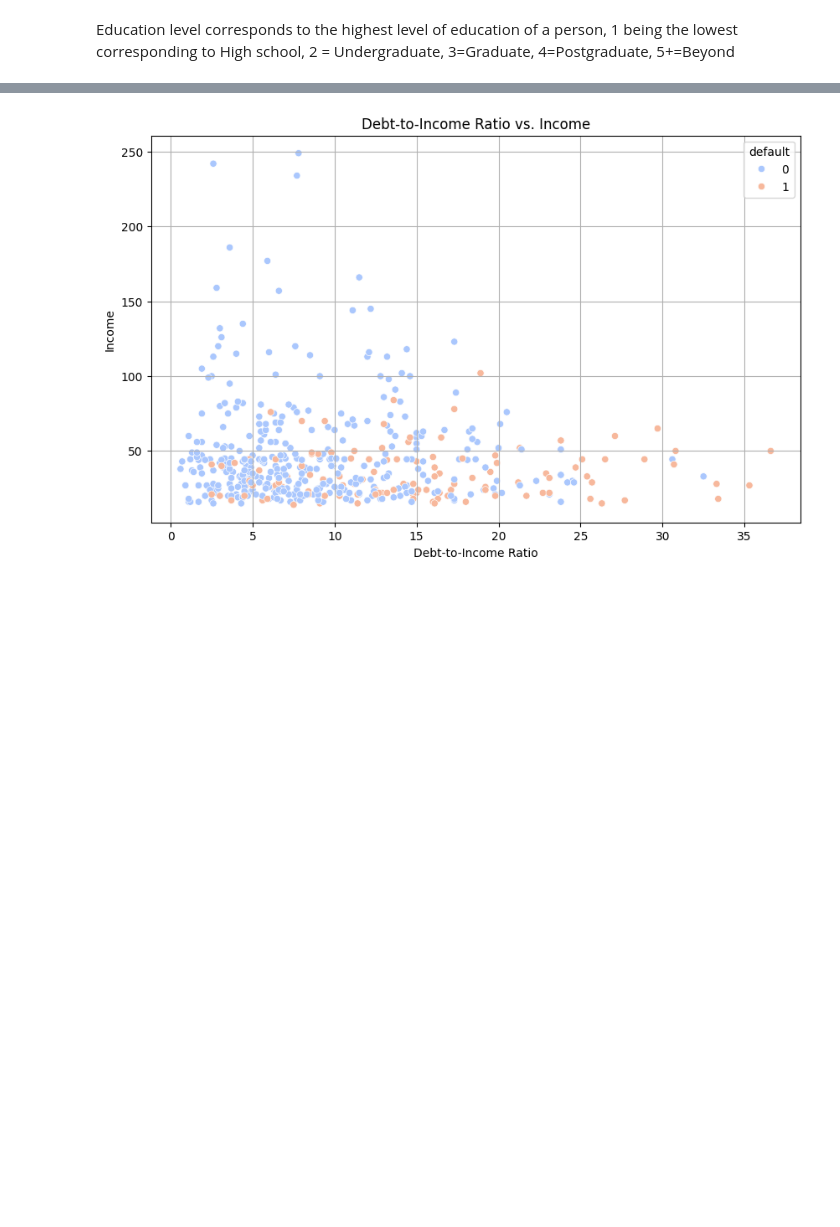
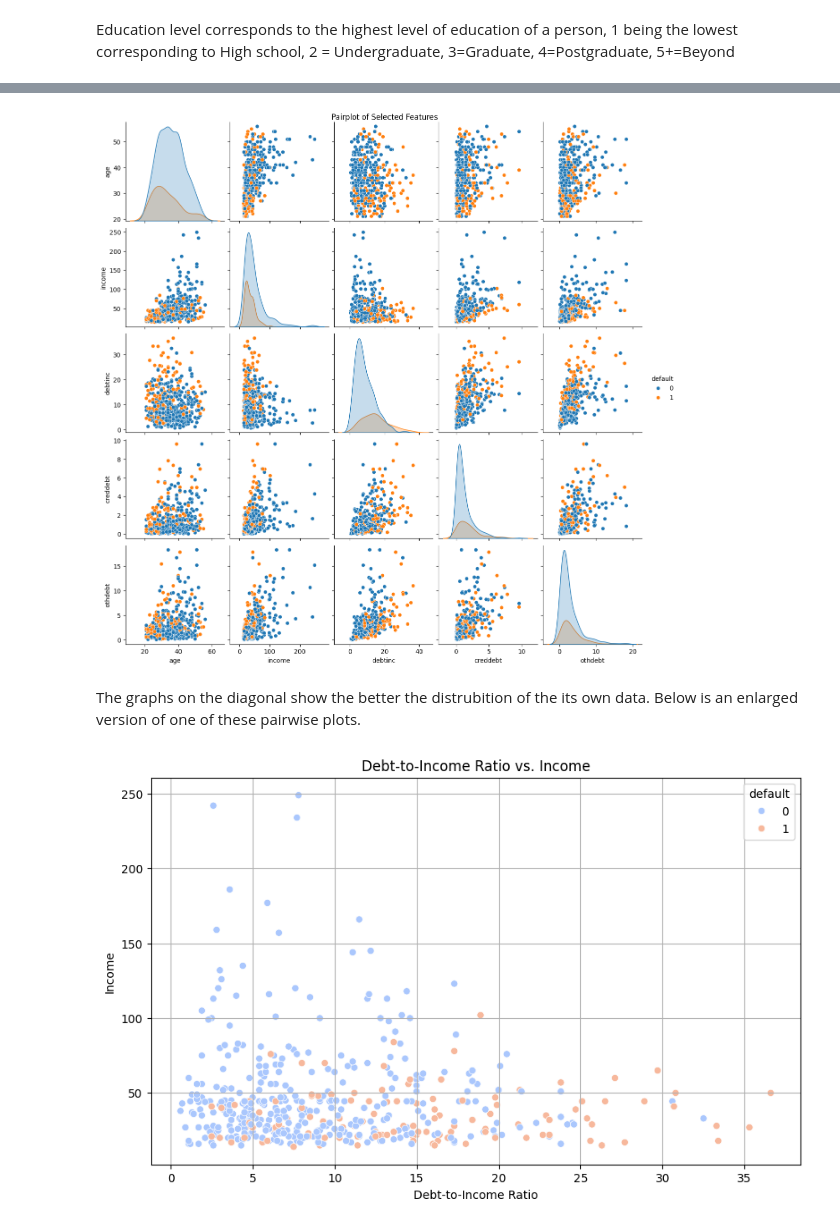
Before and after one commit to christianndjanda/DST_Assessment_0_Group_4, a Jupyter notebook: ImranV/python_analysis.ipynb, the cells around one changed output, grey strips where cells are left out. Drawn from its saved outputs; the diff is of its cells as text; code cells hidden in the pictures; blank space fills up the shorter version.

```diff
--- a/ImranV/python_analysis.ipynb
+++ b/ImranV/python_analysis.ipynb
@@ -79,3 +95,11 @@ plt.show()
+# %%
+sns.pairplot(data=df, hue='default', vars=['age', 'income', 'debtinc', 'creddebt', 'othdebt'])
+plt.suptitle('Pairplot of Selected Features', y=1.00)
+plt.show()
+# %% [output]
+[figure, added]
+# %% [markdown]
+The graphs on the diagonal show the better the distrubition of the its own data. Below is an enlarged version of one of these pairwise plots.
 # %%
 plt.figure(figsize=(10, 6))
 sns.scatterplot(x='debtinc', y='income', hue='default', data=df, palette='coolwarm')
```
Also changed, not shown: parts of 7 cells of this notebook.
